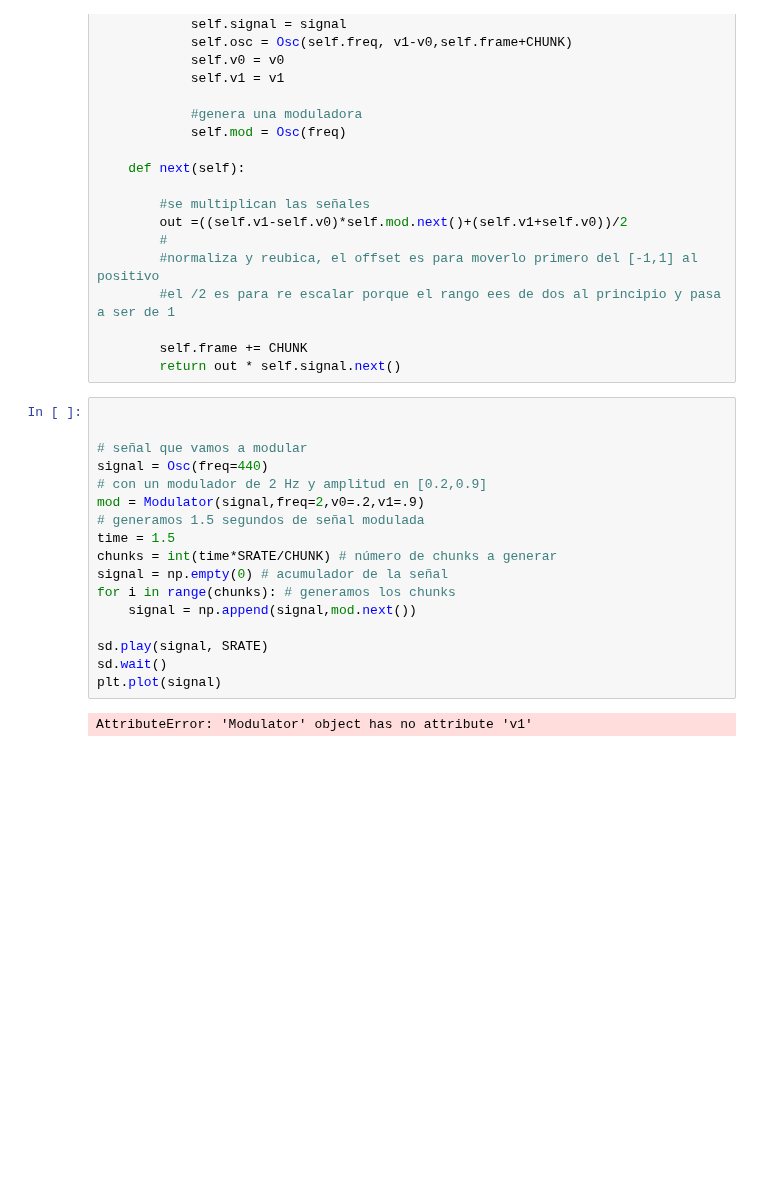
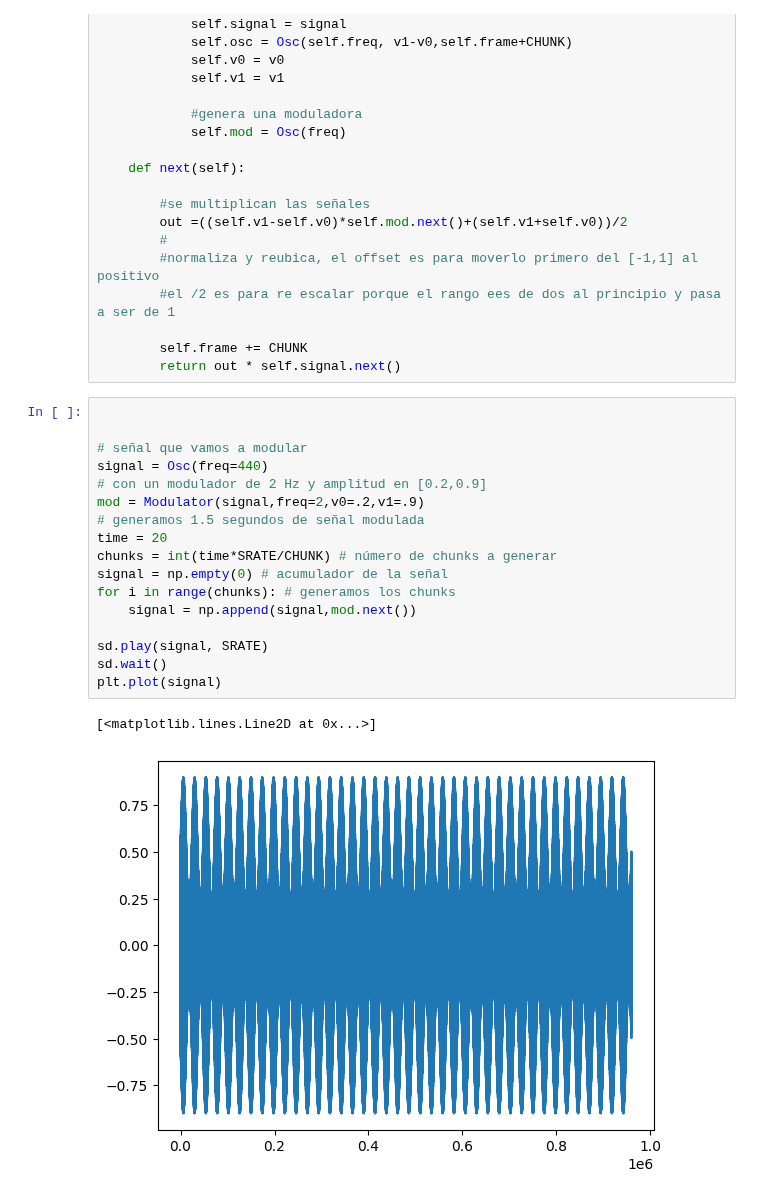
Before and after one commit to Adelpozo04/Informatica-Musical, a Jupyter notebook: dayuyiiii/refs/p2.ipynb, the cells around one changed output. Saved outputs shown, nothing was run; the diff lists cells and outputs as text; blank space fills up the shorter version.

```diff
--- a/dayuyiiii/refs/p2.ipynb
+++ b/dayuyiiii/refs/p2.ipynb
@@ -39,19 +40,20 @@ class Modulator:
 # %%
 
 
 # señal que vamos a modular
 signal = Osc(freq=440)
 # con un modulador de 2 Hz y amplitud en [0.2,0.9]
 mod = Modulator(signal,freq=2,v0=.2,v1=.9)
 # generamos 1.5 segundos de señal modulada
-time = 1.5
+time = 20
 chunks = int(time*SRATE/CHUNK) # número de chunks a generar
 signal = np.empty(0) # acumulador de la señal
 for i in range(chunks): # generamos los chunks
     signal = np.append(signal,mod.next())
 
 sd.play(signal, SRATE)
 sd.wait()
 plt.plot(signal)
 # %% [output]
-AttributeError: 'Modulator' object has no attribute 'v1'
+[<matplotlib.lines.Line2D at 0x...>]
+[figure, added]
```
Also changed, not shown: parts of 3 cells of this notebook, 2 other files.
